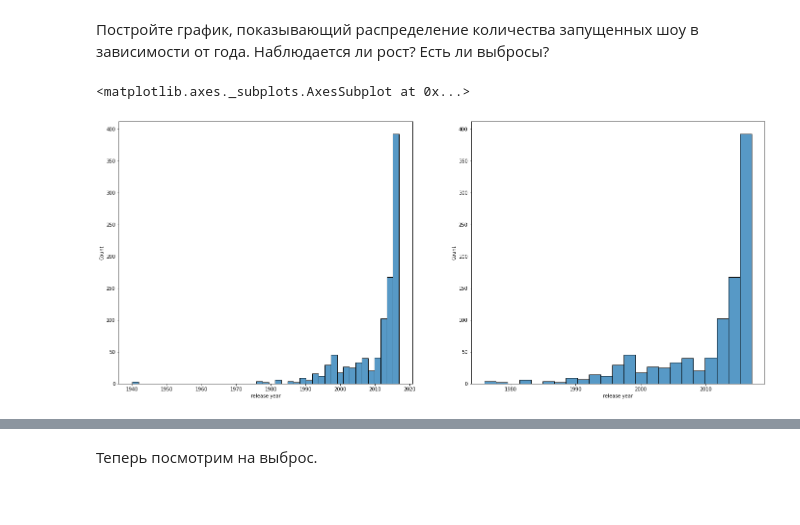
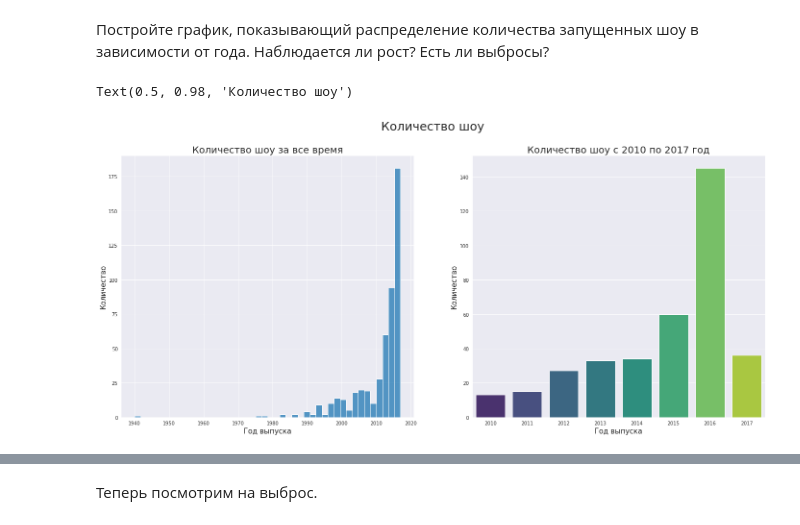
Before and after one commit to VorobyvEgor/Seminar_Sber, a Jupyter notebook: Projects/Егор_Воробьев_[Template]_Групповой_проект__Первичный_анализ_данных_.ipynb, the cells around one changed output, grey strips where cells are left out. Cells and saved outputs as stored; diff of their text form; code cells hidden in the pictures.

```diff
--- a/Projects/Егор_Воробьев_[Template]_Групповой_проект__Первичный_анализ_данных_.ipynb
+++ b/Projects/Егор_Воробьев_[Template]_Групповой_проект__Первичный_анализ_данных_.ipynb
@@ -166,7 +166,16 @@ array([1940, 1976, 1978, 1982, 1986, 1987, 1989, 1990, 1991, 1992, 1993,
 # %%
 fig, ax1 = plt.subplots(ncols=2, nrows=1, figsize=(24, 10))
 sns.histplot(x='release year', data=data, ax=ax1[0])
-sns.histplot(x='release year', data=data[data['release year'] >= 1970], ax=ax1[1])
+sns.countplot(x='release year', data=data[data['release year'] >= 2010], palette="viridis", ax=ax1[1])
+ax1[0].set_title("Количество шоу за все время", size=20)
+ax1[0].set_xlabel("Год выпуска", size=15)
+ax1[0].set_ylabel("Количество", size=15)
+
+ax1[1].set_title("Количество шоу с 2010 по 2017 год", size=20)
+ax1[1].set_xlabel("Год выпуска", size=15)
+ax1[1].set_ylabel("Количество", size=15)
+
+fig.suptitle("Количество шоу", size=25)
 # %% [output]
-<matplotlib.axes._subplots.AxesSubplot at 0x...>
+Text(0.5, 0.98, 'Количество шоу')
-[figure, old version]
+[figure, new version]
```
Also changed, not shown: parts of 9 cells of this notebook.
